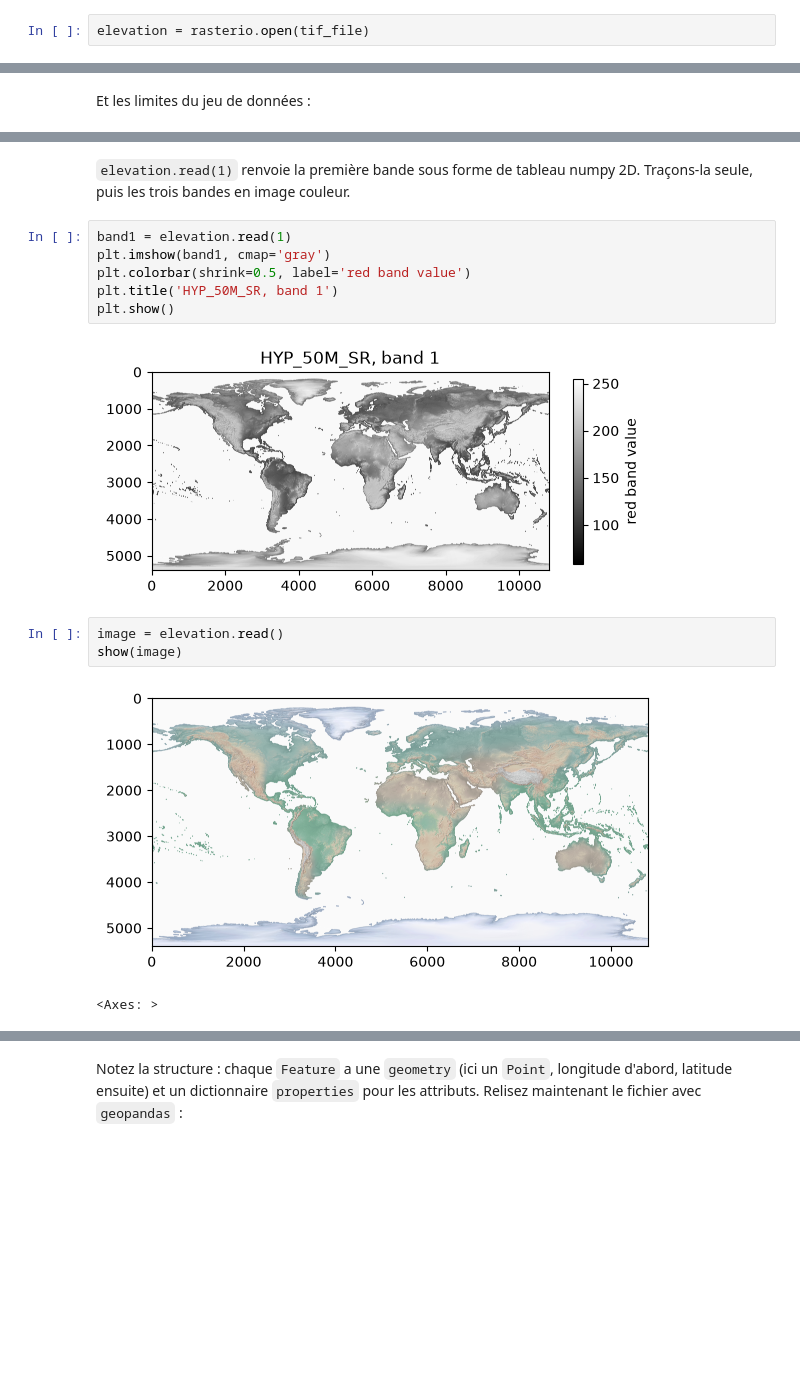
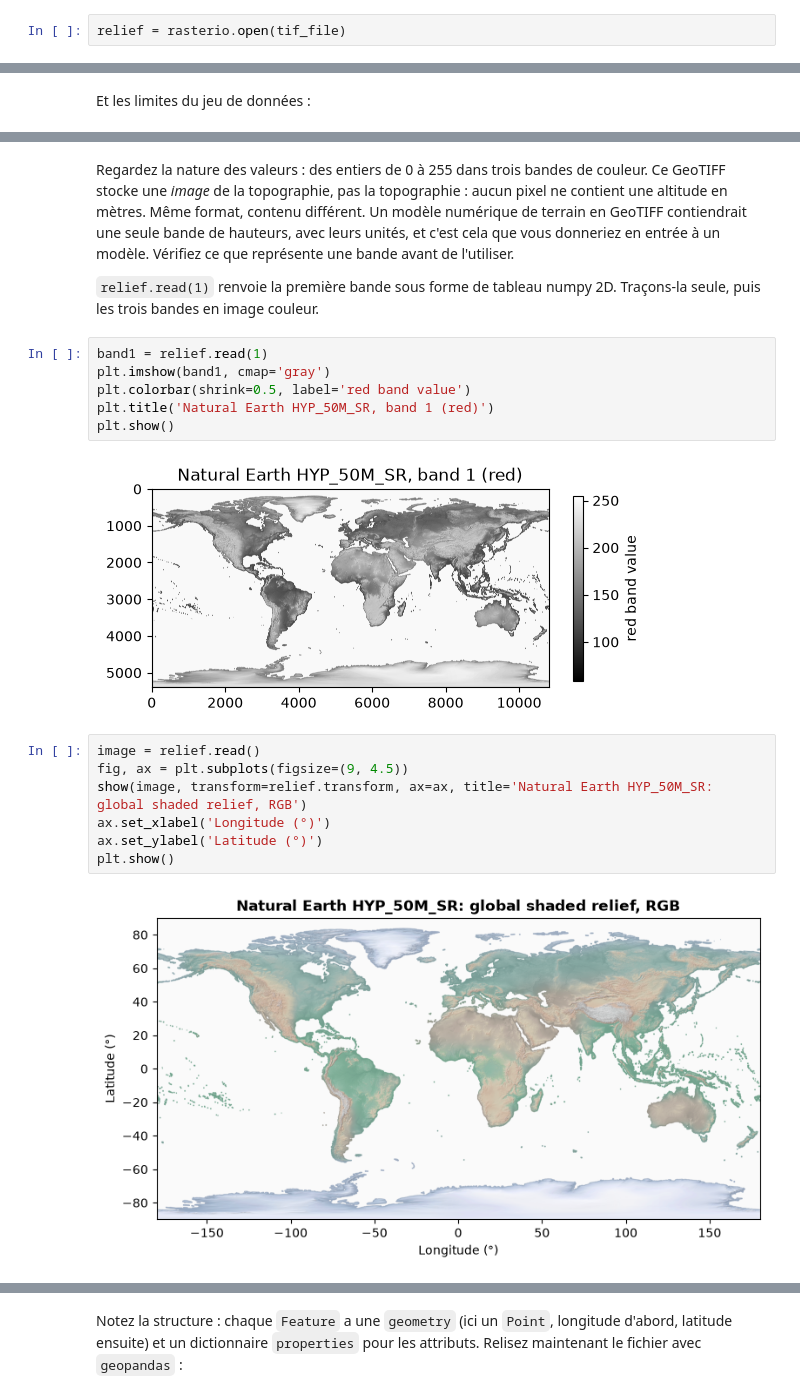
Before and after one commit to geo-smart/mlgeo-book, a Jupyter notebook: translations/fr/Chapter2-DataManipulation/2.2_data_formats_rendered.ipynb, the cells around one changed output, grey strips where cells are left out. Cells and saved outputs as stored; diff of their text form; blank space fills up the shorter version.

```diff
--- a/translations/fr/Chapter2-DataManipulation/2.2_data_formats_rendered.ipynb
+++ b/translations/fr/Chapter2-DataManipulation/2.2_data_formats_rendered.ipynb
@@ -129,7 +143,7 @@ print(tif_file)
 # %% [markdown]
 Ouvrons maintenant le GeoTIFF avec ``rasterio``.
 # %%
-elevation = rasterio.open(tif_file)
+relief = rasterio.open(tif_file)
 # %% [markdown]
 Un jeu de données rasterio n'est pas un fichier netCDF : il n'a pas de `.variables`. Il stocke à la place une ou plusieurs *bandes*. Les attributs de base sont `.count` (nombre de bandes), `.width` et `.height` (dimensions du raster) et `.crs` (système de référence de coordonnées).
 # %%
@@ -184,21 +197,26 @@ print(np.min(elevation.read(3)), np.max(elevation.read(3)))
 79 255
 75 255
 # %% [markdown]
-`elevation.read(1)` renvoie la première bande sous forme de tableau numpy 2D. Traçons-la seule, puis les trois bandes en image couleur.
+Regardez la nature des valeurs : des entiers de 0 à 255 dans trois bandes de couleur. Ce GeoTIFF stocke une *image* de la topographie, pas la topographie : aucun pixel ne contient une altitude en mètres. Même format, contenu différent. Un modèle numérique de terrain en GeoTIFF contiendrait une seule bande de hauteurs, avec leurs unités, et c'est cela que vous donneriez en entrée à un modèle. Vérifiez ce que représente une bande avant de l'utiliser.
+
+`relief.read(1)` renvoie la première bande sous forme de tableau numpy 2D. Traçons-la seule, puis les trois bandes en image couleur.
 # %%
-band1 = elevation.read(1)
+band1 = relief.read(1)
 plt.imshow(band1, cmap='gray')
 plt.colorbar(shrink=0.5, label='red band value')
-plt.title('HYP_50M_SR, band 1')
+plt.title('Natural Earth HYP_50M_SR, band 1 (red)')
 plt.show()
 # %% [output]
-[figure, old version]
+[figure, new version]
 # %%
-image = elevation.read()
-show(image)
+image = relief.read()
+fig, ax = plt.subplots(figsize=(9, 4.5))
+show(image, transform=relief.transform, ax=ax, title='Natural Earth HYP_50M_SR: global shaded relief, RGB')
+ax.set_xlabel('Longitude (°)')
+ax.set_ylabel('Latitude (°)')
+plt.show()
 # %% [output]
-[figure, old version]
+[figure, new version]
-<Axes: >
 # %% [markdown]
 ### 1.2 Geopandas pour lire un GeoJSON
 
```
Also changed, not shown: parts of 30 cells of this notebook, 7 other files.
